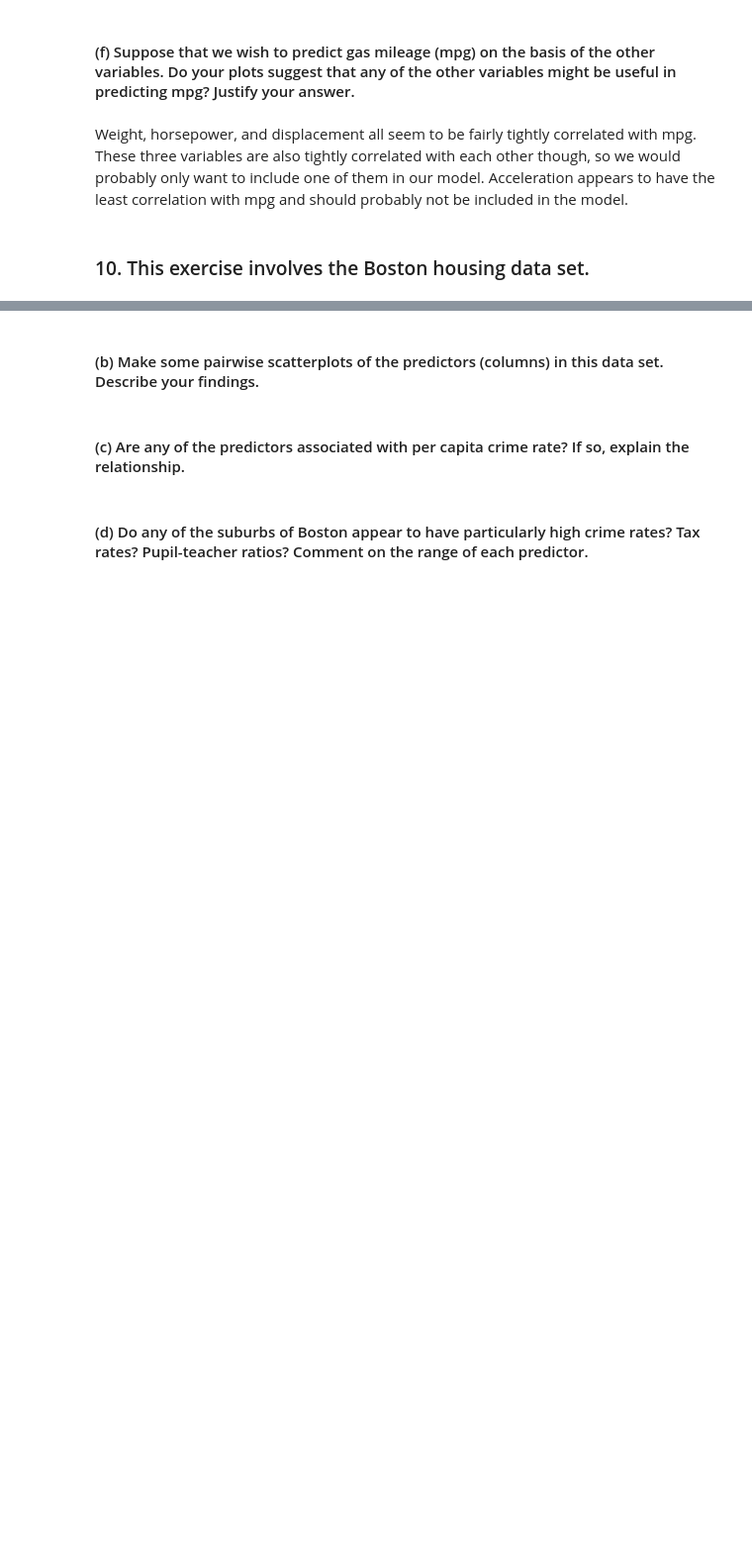
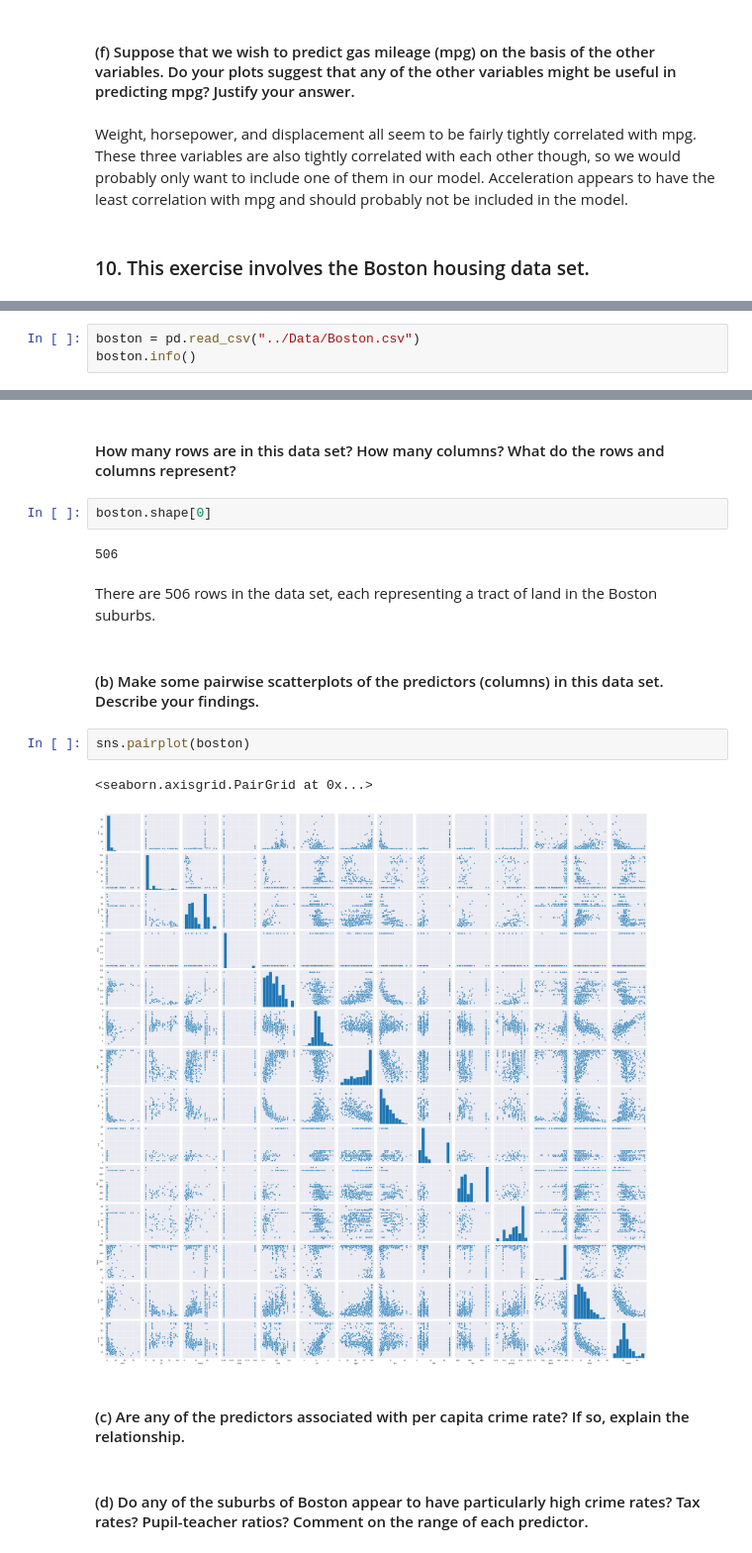
Before and after one commit to xzachx/ISLR-Python, a Jupyter notebook: Chapter 2/2.4 - Exercises.ipynb, the cells around one changed output, grey strips where cells are left out. Shown at 99% size. Drawn from its saved outputs; the diff is of its cells as text; blank space fills up the shorter version.

```diff
--- a/Chapter 2/2.4 - Exercises.ipynb
+++ b/Chapter 2/2.4 - Exercises.ipynb
@@ -456,0 +505,3 @@ Weight, horsepower, and displacement all seem to be fairly tightly correlated wi
+# %%
+boston = pd.read_csv("../Data/Boston.csv")
+boston.info()
@@ -457,5 +537,18 @@ Weight, horsepower, and displacement all seem to be fairly tightly correlated wi
+# %% [markdown]
+#### How many rows are in this data set? How many columns? What do the rows and columns represent?
+# %%
+boston.shape[0]
+# %% [output]
+506
+# %% [markdown]
+There are 506 rows in the data set, each representing a tract of land in the Boston suburbs.
 # %% [markdown]
 #### (b) Make some pairwise scatterplots of the predictors (columns) in this data set. Describe your findings.
+# %%
+sns.pairplot(boston)
+# %% [output]
+<seaborn.axisgrid.PairGrid at 0x...>
+[figure, added]
 # %% [markdown]
 #### (c) Are any of the predictors associated with per capita crime rate? If so, explain the relationship.
 # %% [markdown]
```
Also changed, not shown: parts of 11 cells of this notebook, 1 other file.
